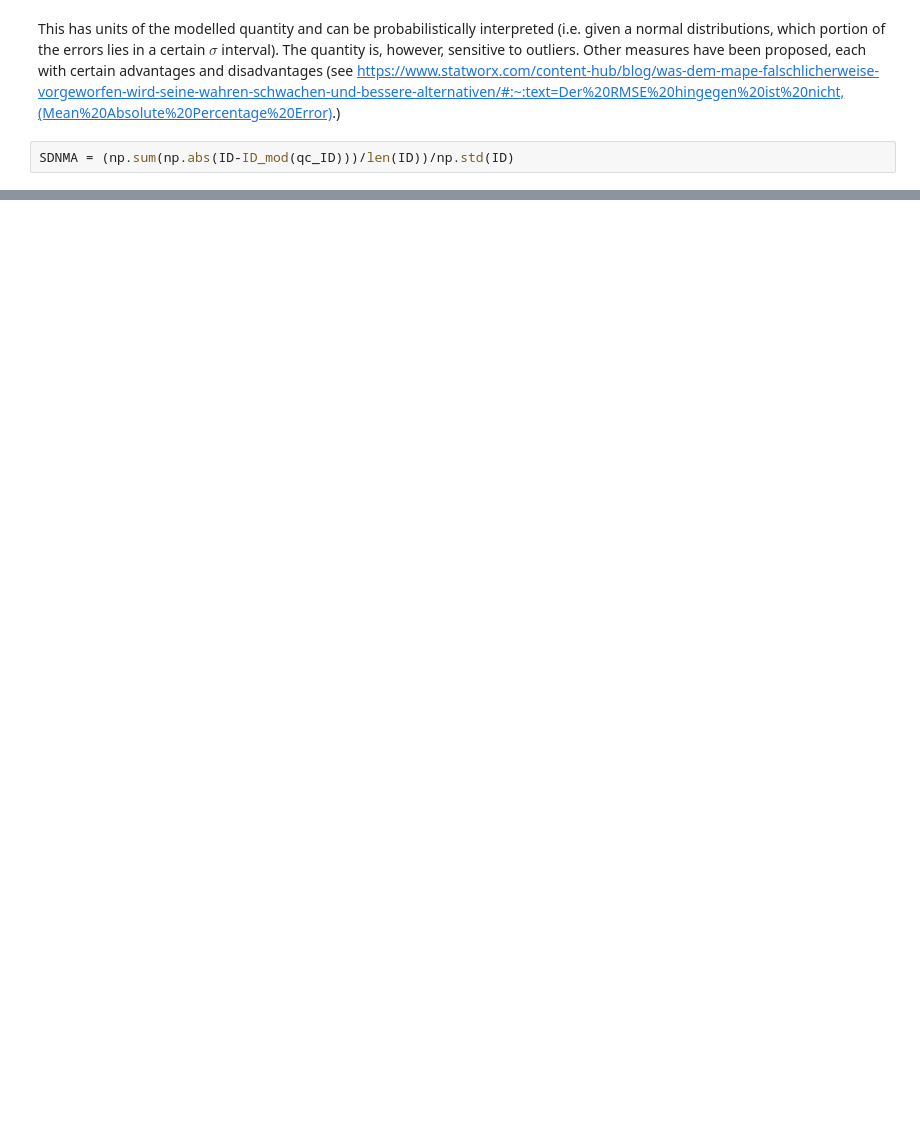
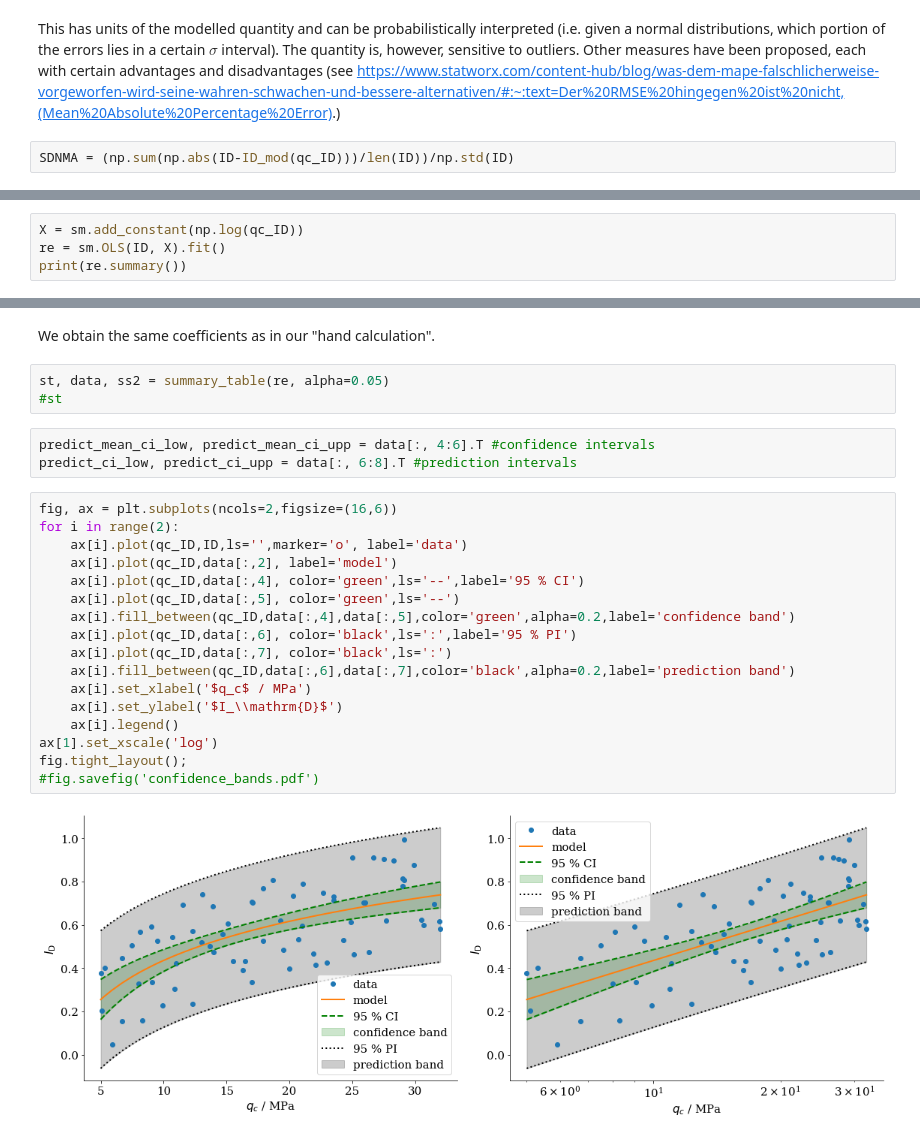
Before and after one commit to nagelt/Numerical_Methods_Introduction, a Jupyter notebook: 05a_CPT_Least_Squares.ipynb, the cells around one changed output, grey strips where cells are left out. Cells and saved outputs as stored; diff of their text form; blank space fills up the shorter version.

```diff
--- a/05a_CPT_Least_Squares.ipynb
+++ b/05a_CPT_Least_Squares.ipynb
@@ -316,0 +322,4 @@ plt.legend();
+# %%
+X = sm.add_constant(np.log(qc_ID))
+re = sm.OLS(ID, X).fit()
+print(re.summary())
@@ -316,0 +344,27 @@ plt.legend();
+# %% [markdown]
+We obtain the same coefficients as in our "hand calculation".
+# %%
+st, data, ss2 = summary_table(re, alpha=0.05)
+#st
+# %%
+predict_mean_ci_low, predict_mean_ci_upp = data[:, 4:6].T #confidence intervals
+predict_ci_low, predict_ci_upp = data[:, 6:8].T #prediction intervals
+# %%
+fig, ax = plt.subplots(ncols=2,figsize=(16,6))
+for i in range(2):
+    ax[i].plot(qc_ID,ID,ls='',marker='o', label='data')
+    ax[i].plot(qc_ID,data[:,2], label='model')
+    ax[i].plot(qc_ID,data[:,4], color='green',ls='--',label='95 % CI')
+    ax[i].plot(qc_ID,data[:,5], color='green',ls='--')
+    ax[i].fill_between(qc_ID,data[:,4],data[:,5],color='green',alpha=0.2,label='confidence band')
+    ax[i].plot(qc_ID,data[:,6], color='black',ls=':',label='95 % PI')
+    ax[i].plot(qc_ID,data[:,7], color='black',ls=':')
+    ax[i].fill_between(qc_ID,data[:,6],data[:,7],color='black',alpha=0.2,label='prediction band')
+    ax[i].set_xlabel('$q_c$ / MPa')
+    ax[i].set_ylabel('$I_\\mathrm{D}$')
+    ax[i].legend()
+ax[1].set_xscale('log')
+fig.tight_layout();
+#fig.savefig('confidence_bands.pdf')
+# %% [output]
+[figure, added]
```
Also changed, not shown: parts of 26 cells of this notebook, 2 other files.
